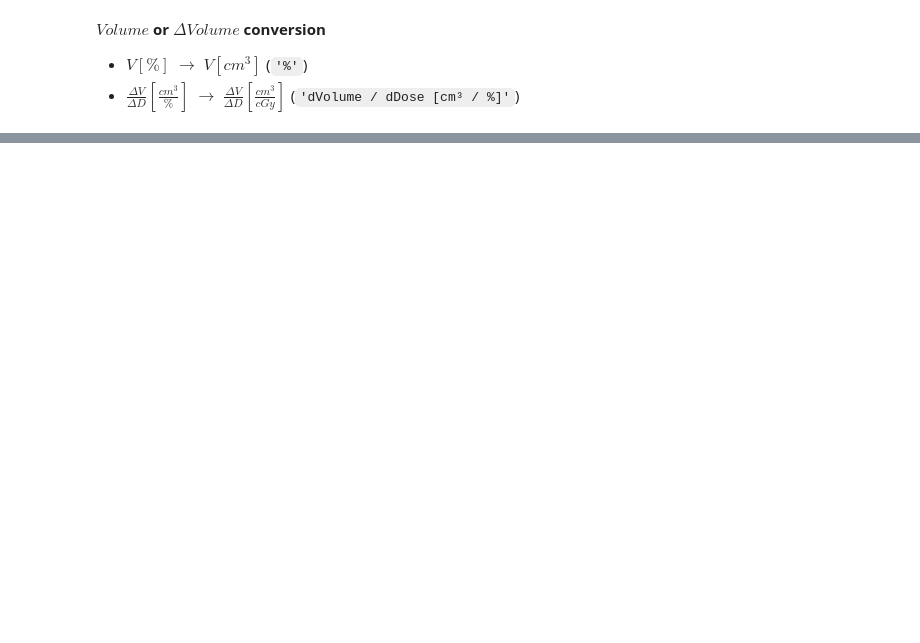
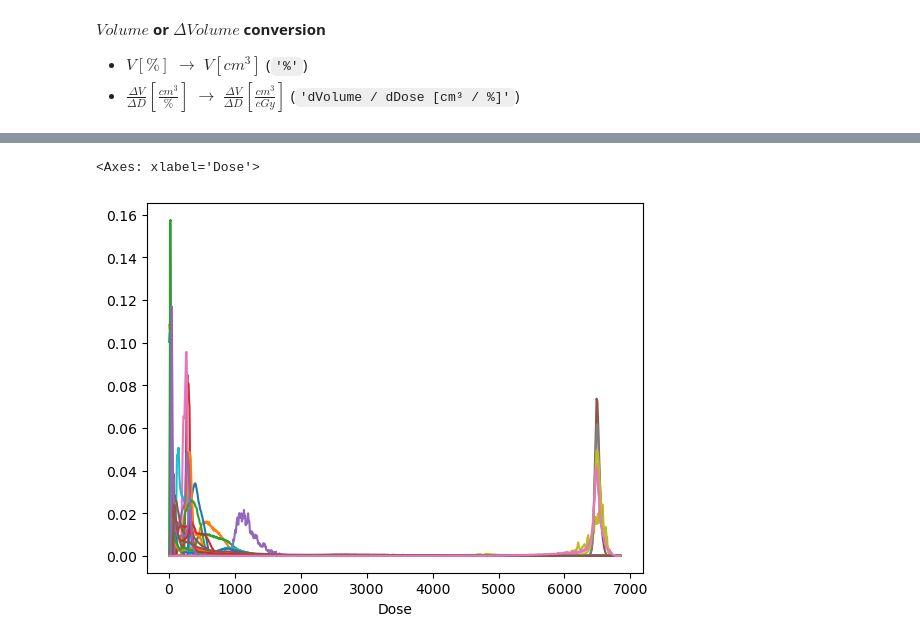
Before and after one commit to GregSal/sectionary, a Jupyter notebook: examples/read_dvh.ipynb, the cells around one changed output, grey strips where cells are left out. Drawn from its saved outputs; the diff is of its cells as text; code cells hidden in the pictures; blank space fills up the shorter version.

```diff
--- a/examples/read_dvh.ipynb
+++ b/examples/read_dvh.ipynb
@@ -1886,0 +2128,3 @@ dose_table
+# %%
+diff_dvh_text = diff_dvh.read_text(encoding='utf_8_sig').splitlines()
+dvh_info_section.read(diff_dvh_text)
@@ -1886,0 +2138,4 @@ dose_table
+# %%
+context = {}
+plans = all_plans.read(diff_dvh_text, context=context)
+context['PlanLookup']
@@ -1886,0 +2146,2 @@ dose_table
+# %%
+combined_data = dvh_dose.read(diff_dvh_text, context=context)
@@ -1886,0 +2171,3 @@ dose_table
+# %%
+dose_table = build_dvh_curves(combined_data, context)
+dose_table
@@ -1886,0 +2191,10 @@ dose_table
+# %%
+# for differential DVH
+volumes = dose_table.apply(sum)
+volumes.T
+
+relative_vol_dvh = dose_table.div(volumes)
+relative_vol_dvh.plot(legend=False)
+# %% [output]
+<Axes: xlabel='Dose'>
+[figure, added]
```
Also changed, not shown: parts of 28 cells of this notebook.
